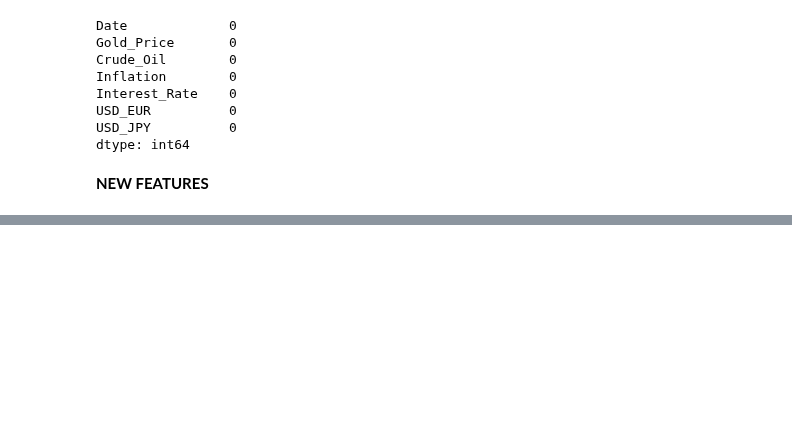
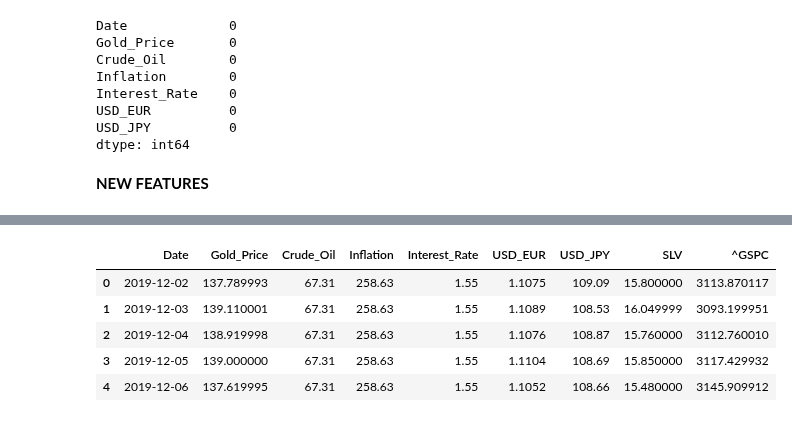
Before and after one commit to sejfovskienes/training_model, a Jupyter notebook: last-1/fetch_data.ipynb, the cells around one changed output, grey strips where cells are left out. Drawn from its saved outputs; the diff is of its cells as text; code cells hidden in the pictures; blank space fills up the shorter version.

```diff
--- a/last-1/fetch_data.ipynb
+++ b/last-1/fetch_data.ipynb
@@ -396,0 +403,4 @@ new_df.to_csv('datasets/extra_dataset.csv', index=False)
+# %%
+silver_df = silver_df.rename(columns={'Close_SLV': 'SLV'})
+print(silver_df.head())
+print(len(silver_df))
@@ -396,0 +464,10 @@ new_df.to_csv('datasets/extra_dataset.csv', index=False)
+# %%
+merged2 = pd.merge(df, merged, on='Date', how='inner')
+merged2.head()
+# %% [output]
+|  | Date | Gold_Price | Crude_Oil | Inflation | Interest_Rate | USD_EUR | USD_JPY | SLV | ^GSPC |
+| 0 | 2019-12-02 | 137.789993 | 67.31 | 258.63 | 1.55 | 1.1075 | 109.09 | 15.800000 | 3113.870117 |
+| 1 | 2019-12-03 | 139.110001 | 67.31 | 258.63 | 1.55 | 1.1089 | 108.53 | 16.049999 | 3093.199951 |
+| 2 | 2019-12-04 | 138.919998 | 67.31 | 258.63 | 1.55 | 1.1076 | 108.87 | 15.760000 | 3112.760010 |
+| 3 | 2019-12-05 | 139.000000 | 67.31 | 258.63 | 1.55 | 1.1104 | 108.69 | 15.850000 | 3117.429932 |
+| 4 | 2019-12-06 | 137.619995 | 67.31 | 258.63 | 1.55 | 1.1052 | 108.66 | 15.480000 | 3145.909912 |
```
Also changed, not shown: parts of 26 cells of this notebook, 3 other files.
